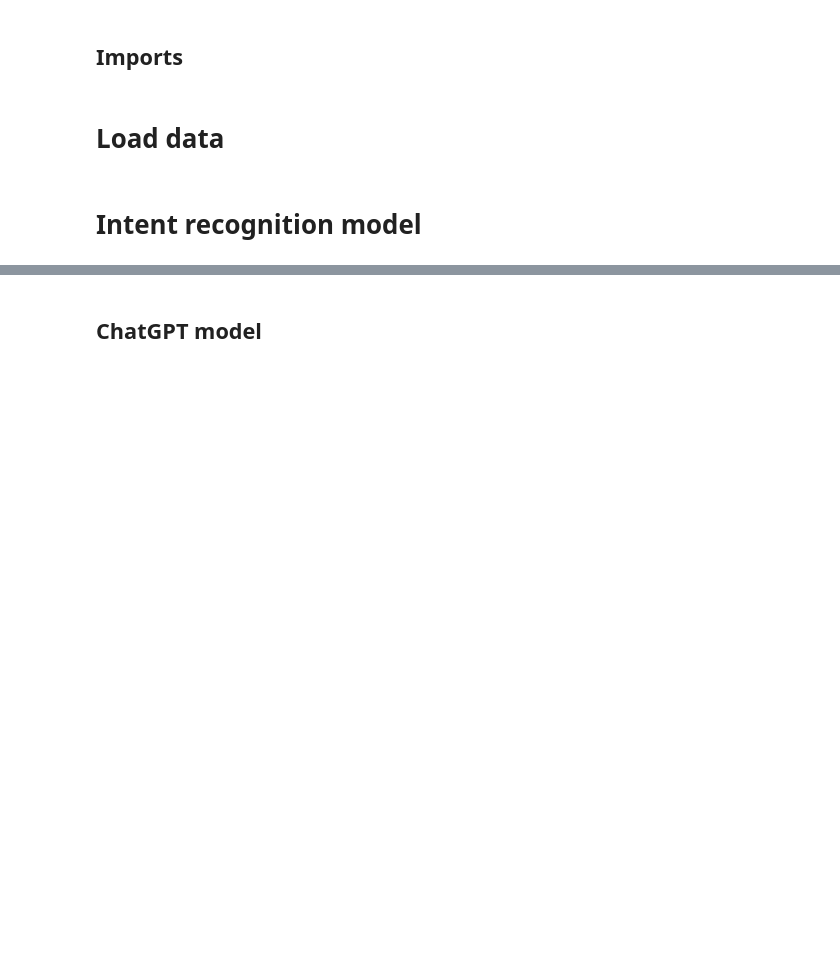
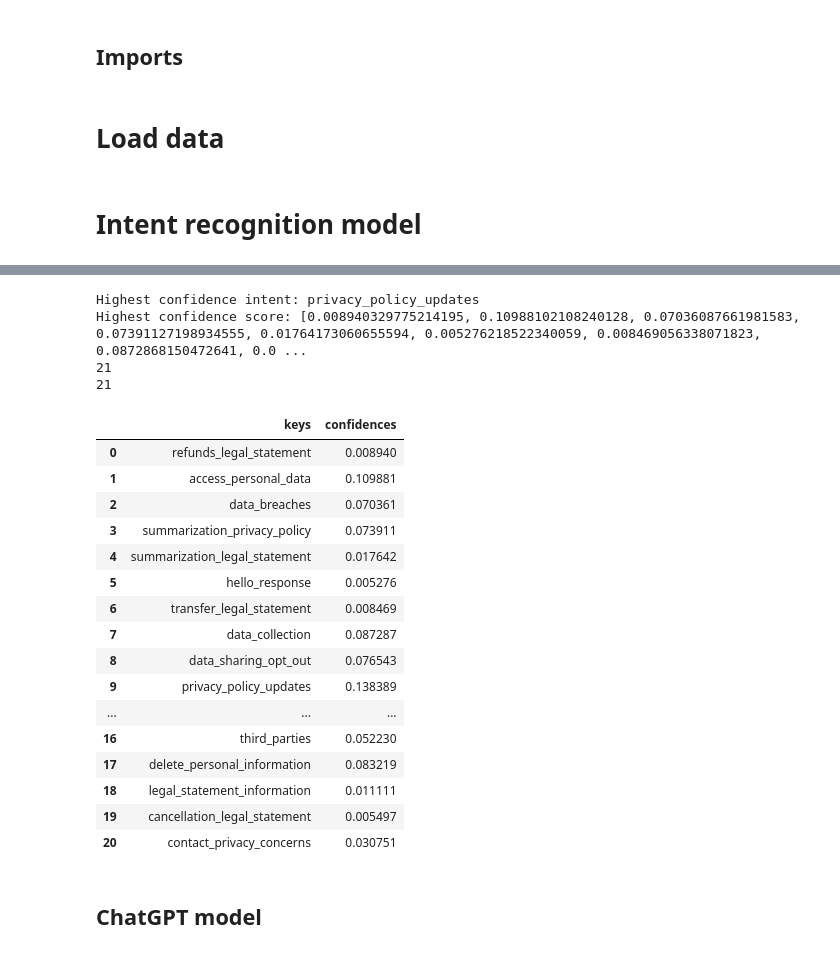
Before and after one commit to lukasvdgaag/iYYU, a Jupyter notebook: main.ipynb, the cells around one changed output, grey strips where cells are left out. Cells and saved outputs as stored; diff of their text form; code cells hidden in the pictures; blank space fills up the shorter version.

Commit message:
Fixed gridsearch model

```diff
--- a/main.ipynb
+++ b/main.ipynb
@@ -51,0 +73,2 @@ intent_model = IntentModel(train_data, validation_data, train_label_map, train_l
+# %%
+intent_model = IntentModel(train_data, validation_data, train_label_map, train_labels, validation_label_map, validation_labels).test_best_model()
@@ -52,21 +83,43 @@ intent_model = IntentModel(train_data, validation_data, train_label_map, train_l
 # %%
 import pandas as pd
 
 # test the intent model
-predicted_intent, confidence_scores = intent_model.get_intent("How often do you update your privacy statement?")
+predicted_intent, confidence_scores = intent_model.get_intent("Can you give me a summary of the privacy policy?")
 
 # Retrieve the intent label and its corresponding confidence score
 highest_confidence_intent = predicted_intent
 
 print("Highest confidence intent:", highest_confidence_intent)
 print("Highest confidence score:", confidence_scores)
 print(len(confidence_scores))
 print(len(intent_model.train_label_map.keys()))
 
 pd.DataFrame({
     'keys': intent_model.train_label_map.keys(),
     'confidences': confidence_scores
 })
+# %% [output]
+Highest confidence intent: privacy_policy_updates
+Highest confidence score: [0.008940329775214195, 0.10988102108240128, 0.07036087661981583, 0.07391127198934555, 0.01764173060655594, 0.005276218522340059, 0.008469056338071823, 0.0872868150472641, 0.0 ...
+21
+21
+|  | keys | confidences |
+| 0 | refunds_legal_statement | 0.008940 |
+| 1 | access_personal_data | 0.109881 |
+| 2 | data_breaches | 0.070361 |
+| 3 | summarization_privacy_policy | 0.073911 |
+| 4 | summarization_legal_statement | 0.017642 |
+| 5 | hello_response | 0.005276 |
+| 6 | transfer_legal_statement | 0.008469 |
+| 7 | data_collection | 0.087287 |
+| 8 | data_sharing_opt_out | 0.076543 |
+| 9 | privacy_policy_updates | 0.138389 |
+| ... | ... | ... |
+| 16 | third_parties | 0.052230 |
+| 17 | delete_personal_information | 0.083219 |
+| 18 | legal_statement_information | 0.011111 |
+| 19 | cancellation_legal_statement | 0.005497 |
+| 20 | contact_privacy_concerns | 0.030751 |
 # %% [markdown]
 ## ChatGPT model
 # %%
```
Also changed, not shown: parts of 4 cells of this notebook, 6 other files.
